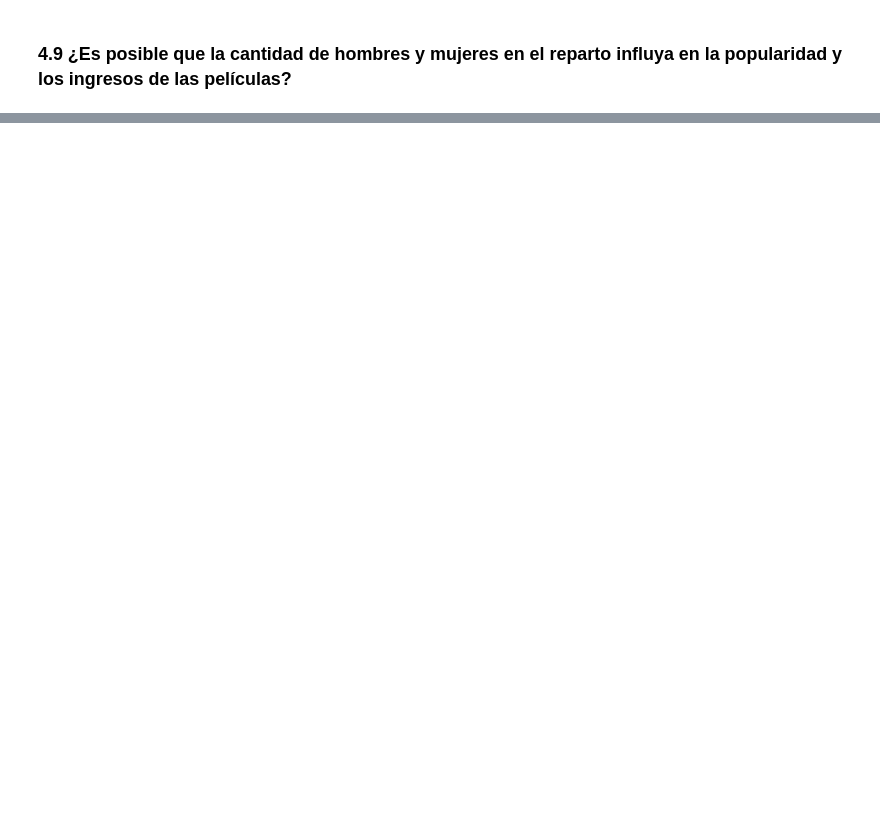
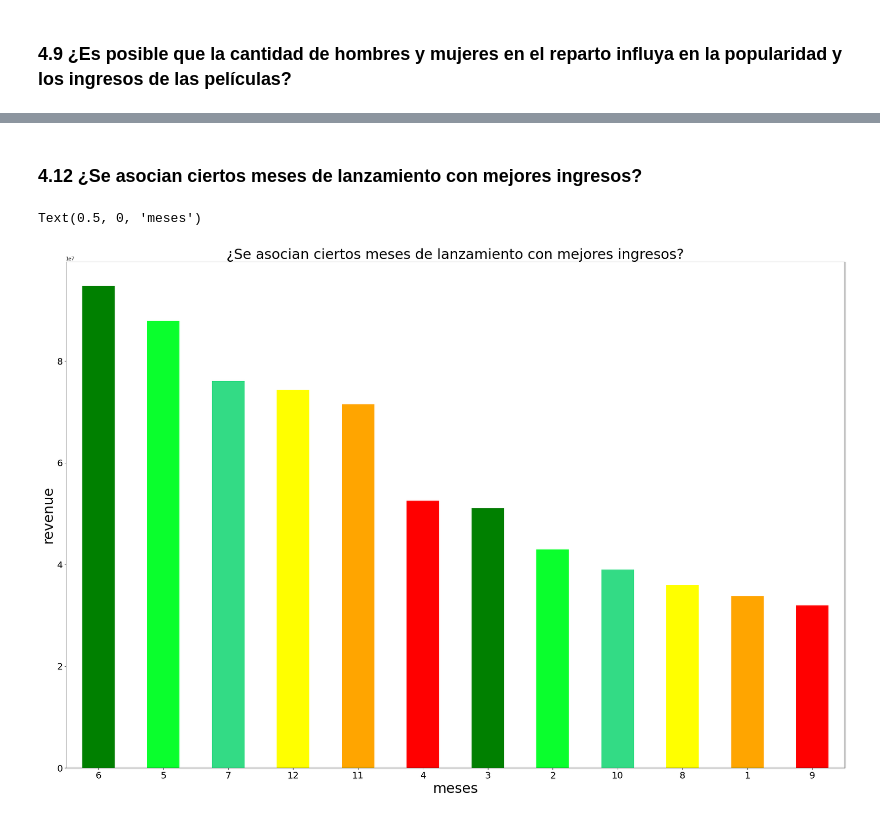
Before and after one commit to Carlos21122000/Analisis-Exploratorio, a Jupyter notebook: Hoja de Trabajo 1.ipynb, the cells around one changed output, grey strips where cells are left out. Drawn from its saved outputs; the diff is of its cells as text; code cells hidden in the pictures; blank space fills up the shorter version.

```diff
--- a/Hoja de Trabajo 1.ipynb
+++ b/Hoja de Trabajo 1.ipynb
@@ -310,0 +532,15 @@ plt.xlabel('Years',fontsize=30)
+# %% [markdown]
+###  4.12 ¿Se asocian ciertos meses de lanzamiento con mejores ingresos?
+# %%
+month_revenue = datos.copy()
+month_revenue['releaseDate'] = pd.DatetimeIndex(month_revenue['releaseDate']).month
+month_revenue=month_revenue.groupby("releaseDate")["revenue"].mean().sort_values(ascending=False)
+
+fig, ax = plt.subplots(figsize=(30,20))
+ax = month_revenue.plot.bar(color=['green','#0AFF2D','#33DB85','yellow','orange','red'],fontsize=20,rot=1)
+plt.title('¿Se asocian ciertos meses de lanzamiento con mejores ingresos?',fontsize=30)
+plt.ylabel('revenue',fontsize=30)
+plt.xlabel('meses',fontsize=30)
+# %% [output]
+Text(0.5, 0, 'meses')
+[figure, added]
```
Also changed, not shown: parts of 44 cells of this notebook.
